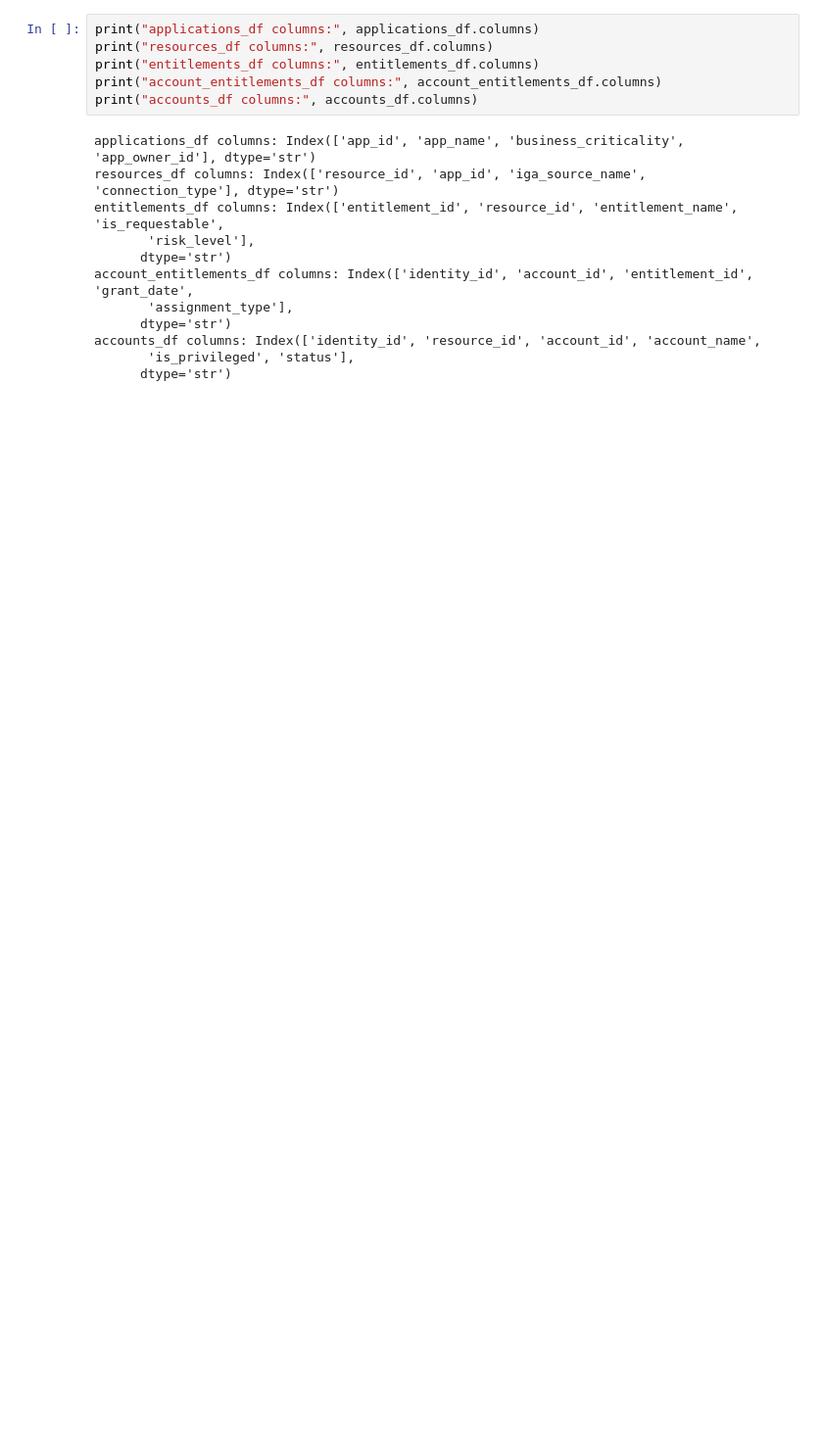
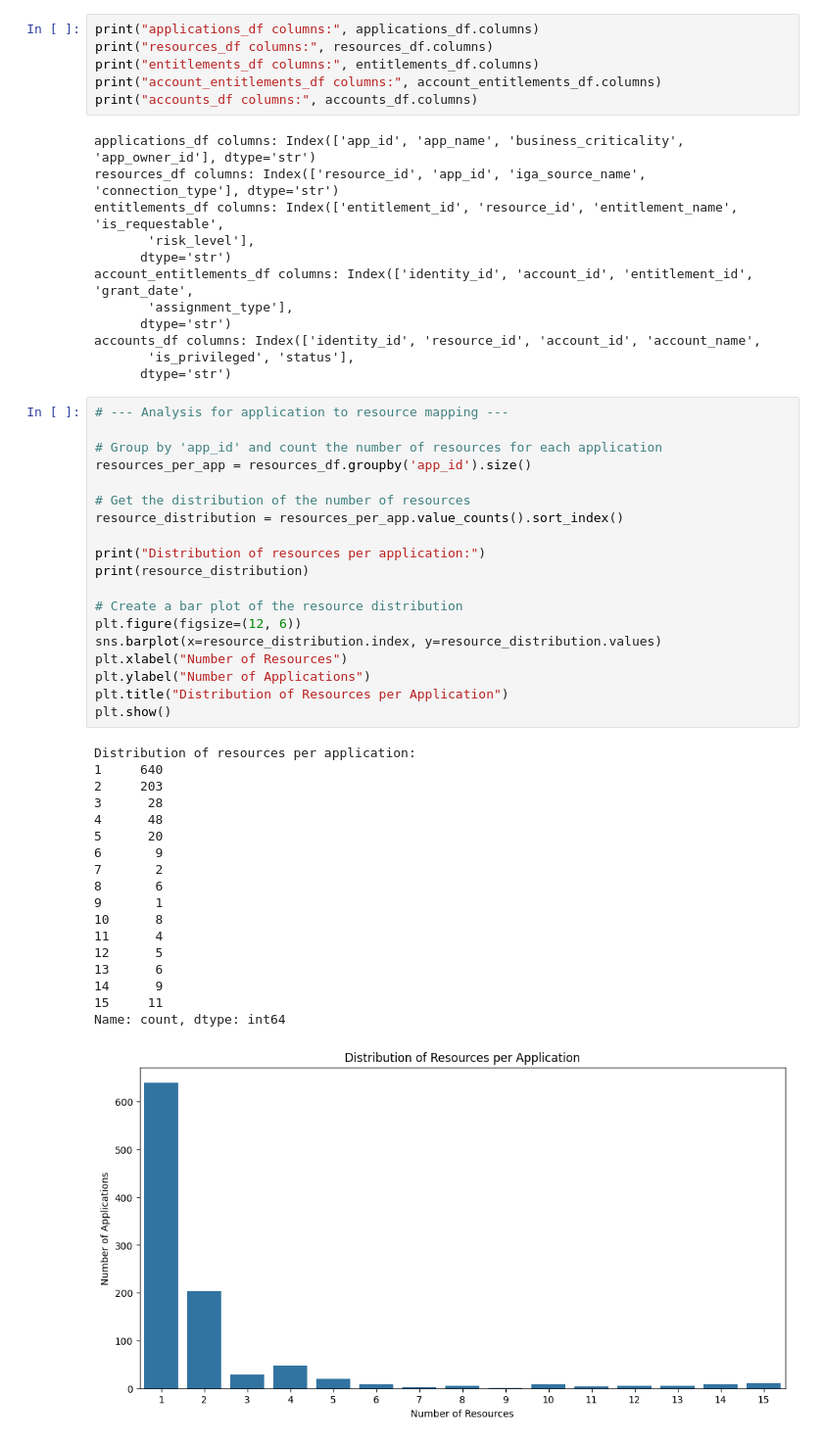
Before and after one commit to tejak005/IAMDataClusteringJupyter, a Jupyter notebook: Clustering ML pipeline.ipynb, the cells around one changed output. Shown at 98% size. Drawn from its saved outputs; the diff is of its cells as text; blank space fills up the shorter version.

```diff
--- a/Clustering ML pipeline.ipynb
+++ b/Clustering ML pipeline.ipynb
@@ -145,3 +144,41 @@ account_entitlements_df columns: Index(['identity_id', 'account_id', 'entitlemen
 accounts_df columns: Index(['identity_id', 'resource_id', 'account_id', 'account_name',
        'is_privileged', 'status'],
       dtype='str')
+# %%
+# --- Analysis for application to resource mapping ---
+
+# Group by 'app_id' and count the number of resources for each application
+resources_per_app = resources_df.groupby('app_id').size()
+
+# Get the distribution of the number of resources
+resource_distribution = resources_per_app.value_counts().sort_index()
+
+print("Distribution of resources per application:")
+print(resource_distribution)
+
+# Create a bar plot of the resource distribution
+plt.figure(figsize=(12, 6))
+sns.barplot(x=resource_distribution.index, y=resource_distribution.values)
+plt.xlabel("Number of Resources")
+plt.ylabel("Number of Applications")
+plt.title("Distribution of Resources per Application")
+plt.show()
+# %% [output]
+Distribution of resources per application:
+1     640
+2     203
+3      28
+4      48
+5      20
+6       9
+7       2
+8       6
+9       1
+10      8
+11      4
+12      5
+13      6
+14      9
+15     11
+Name: count, dtype: int64
+[figure, added]
```
Also changed, not shown: parts of 7 cells of this notebook, 10 other files.
